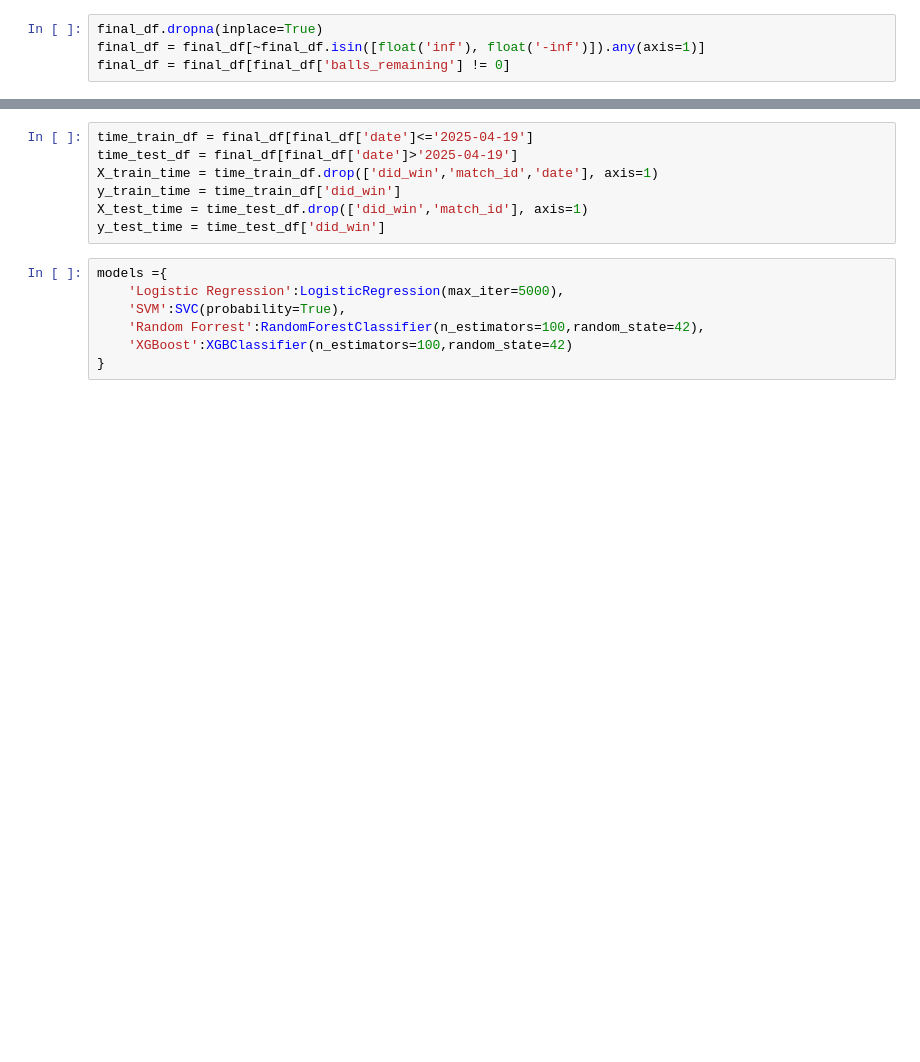
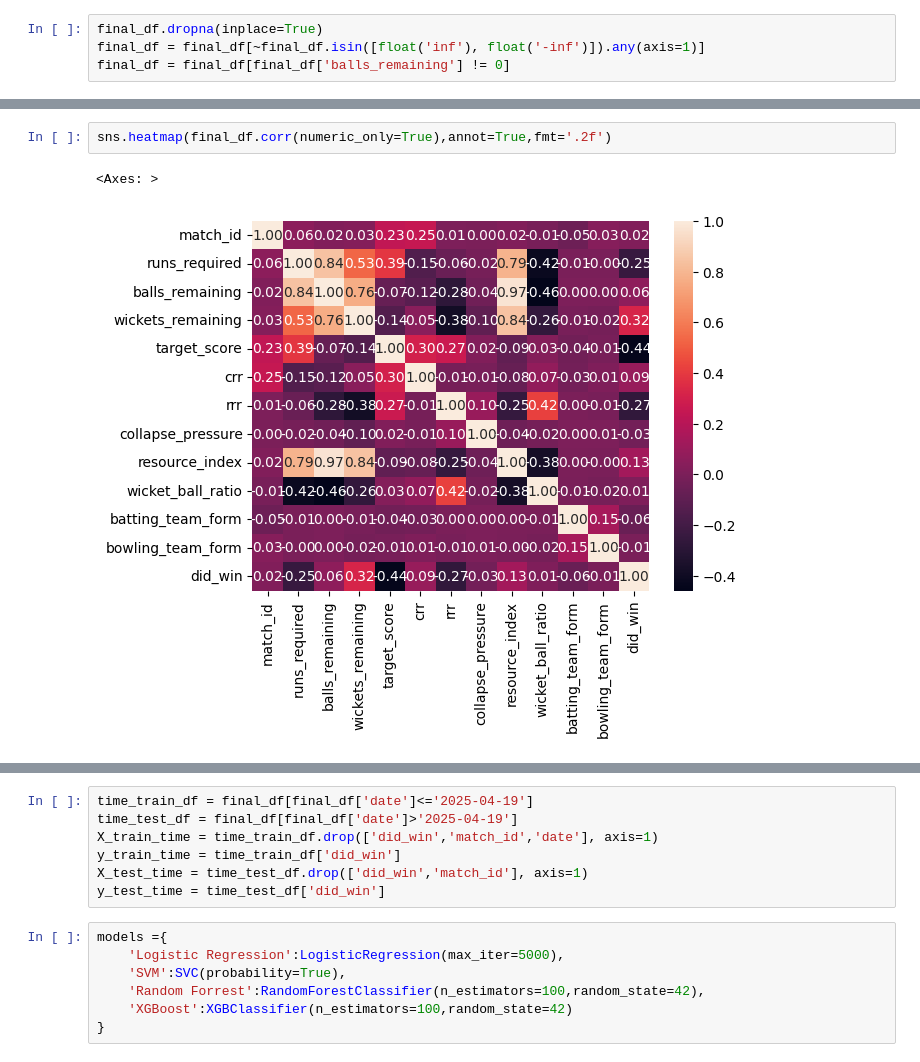
Before and after one commit to ArnavNalk/ipl-auction, a Jupyter notebook: chase_predicton_model.ipynb, the cells around one changed output, grey strips where cells are left out. Cells and saved outputs as stored; diff of their text form; blank space fills up the shorter version.

```diff
--- a/chase_predicton_model.ipynb
+++ b/chase_predicton_model.ipynb
@@ -125,0 +136,5 @@ preprocessor = ColumnTransformer(
+# %%
+sns.heatmap(final_df.corr(numeric_only=True),annot=True,fmt='.2f')
+# %% [output]
+<Axes: >
+[figure, added]
```
Also changed, not shown: parts of 20 cells of this notebook, 7 other files.
